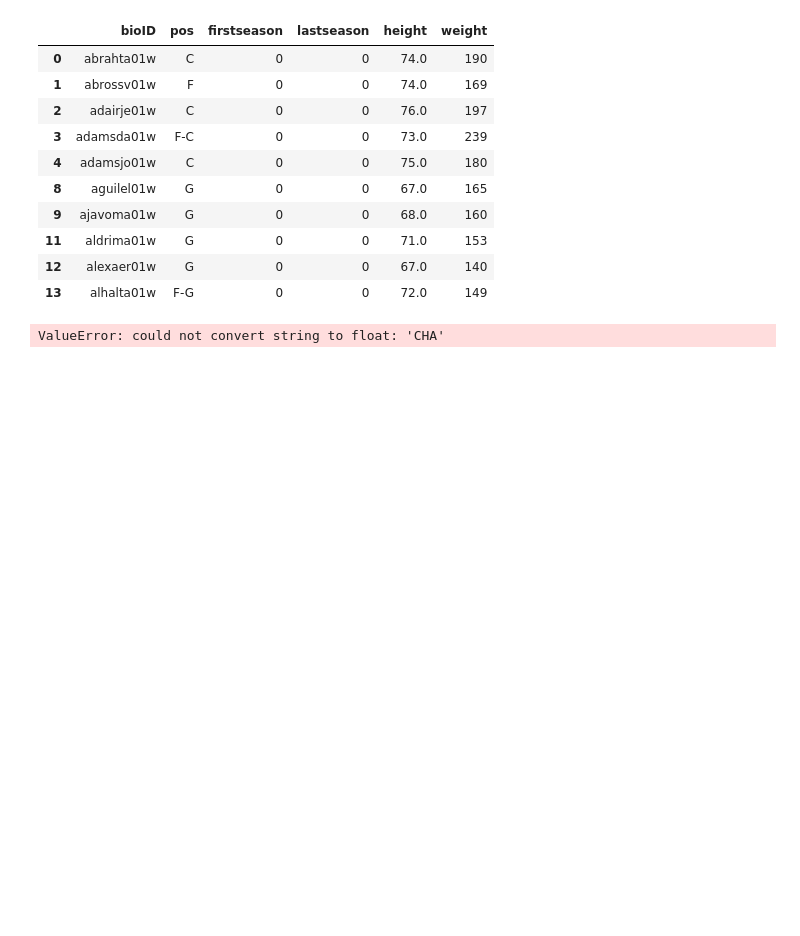
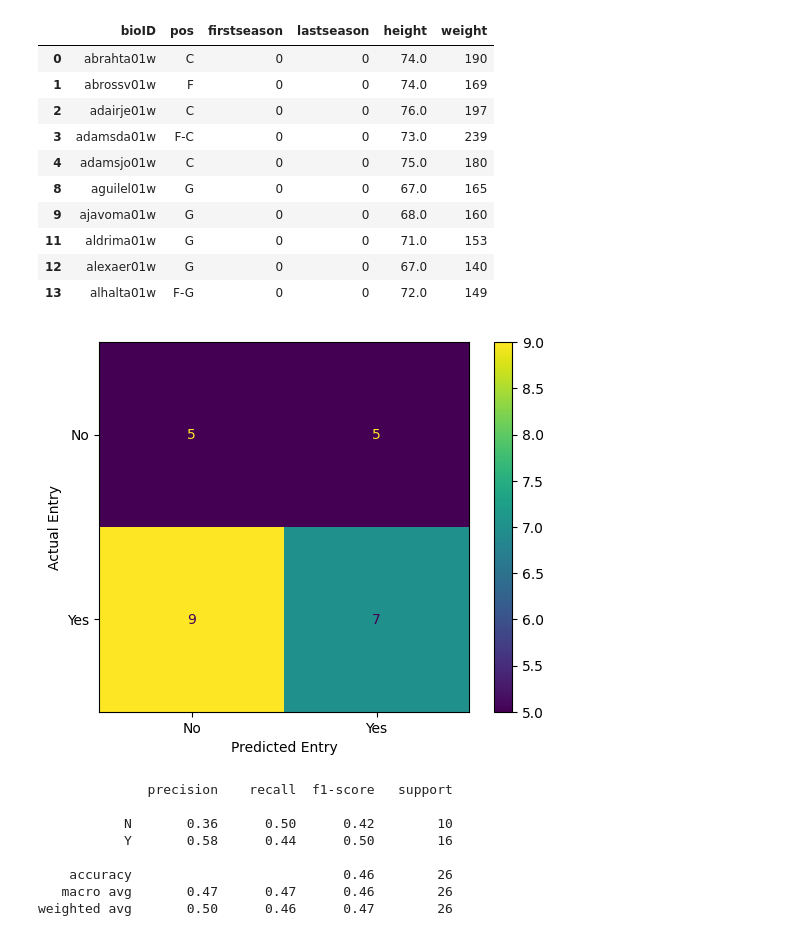
Before and after one commit to sirkotal/feup-ac, a Jupyter notebook: notebook.ipynb, the cells around one changed output. Saved outputs shown, nothing was run; the diff lists cells and outputs as text; code cells hidden in the pictures; blank space fills up the shorter version.

Commit message:
Added the Decision Tree and Random Forest classifiers

```diff
--- a/notebook.ipynb
+++ b/notebook.ipynb
@@ -141,36 +143,38 @@ def data_results(testing_classes, testing_inputs, alg_class):
 # %%
 df_teams = df_teams.sort_values(by=['franchID', 'year'])
 df_teams['playoffNextYear'] = df_teams['playoff'].shift(-1)
 df_teams.loc[df_teams['franchID'] != df_teams['franchID'].shift(-1), 'playoffNextYear'] = None
 df_teams.dropna(subset=['playoffNextYear'], inplace=True)
 
 label_encoder = LabelEncoder()
 df_teams['playoff'] = label_encoder.fit_transform(df_teams['playoff'])
 
-x = 2 # start year minus 1
-max_year = df_teams['year'].max()
-df_teams['playoff'].value_counts()
+features = ['homeW', 'awayW', 'playoff'] # attend?
 
-while x <= max_year:
-    df_teams_train = df_teams[df_teams['year'] < x]
-    df_teams_test = df_teams[df_teams['year'] == x]
+df_teams_train = df_teams[df_teams['year'] <= 5]
+df_teams_test = df_teams[df_teams['year'].isin([6,7])]
 
-    training_inputs = df_teams_train.drop('playoff', axis=1)
-    training_classes = df_teams_train['playoff']
-    testing_inputs = df_teams_test.drop('playoff', axis=1)
-    testing_classes = df_teams_test['playoff']
+training_inputs = df_teams_train[features]
+training_classes = df_teams_train['playoffNextYear']
+testing_inputs = df_teams_test[features]
+testing_classes = df_teams_test['playoffNextYear']
 
-    dt_class = DecisionTreeClassifier(random_state=42)
-    dt_class.fit(training_inputs, training_classes)
+dt_class = DecisionTreeClassifier(random_state=42)
+dt_class.fit(training_inputs, training_classes)
+# dt_class.predict(testing_inputs)
 
-    dt_class.score(testing_inputs, testing_classes)
+dt_class.score(testing_inputs, testing_classes)
 
-    accuracy_score(testing_classes, dt_class.predict(testing_inputs))
+accuracy_score(testing_classes, dt_class.predict(testing_inputs))
 
-    data_results(testing_classes, testing_inputs, dt_class)
-
-    x += 1
-
-df_teams['year'].value_counts()
+data_results(testing_classes, testing_inputs, dt_class)
 # %% [output]
+[figure, added]
-ValueError: could not convert string to float: 'CHA'
+              precision    recall  f1-score   support
+
+           N       0.36      0.50      0.42        10
+           Y       0.58      0.44      0.50        16
+
+    accuracy                           0.46        26
+   macro avg       0.47      0.47      0.46        26
+weighted avg       0.50      0.46      0.47        26
```
Also changed, not shown: parts of 2 cells of this notebook.
